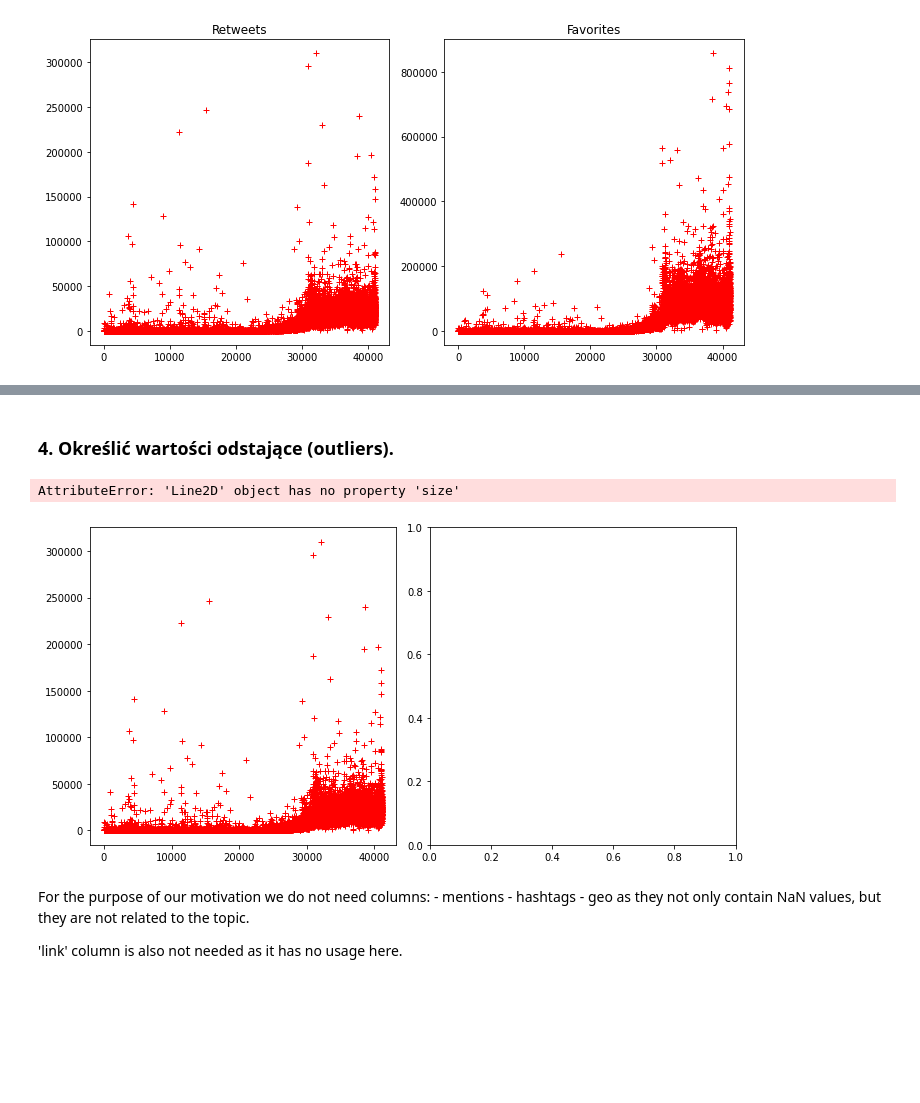
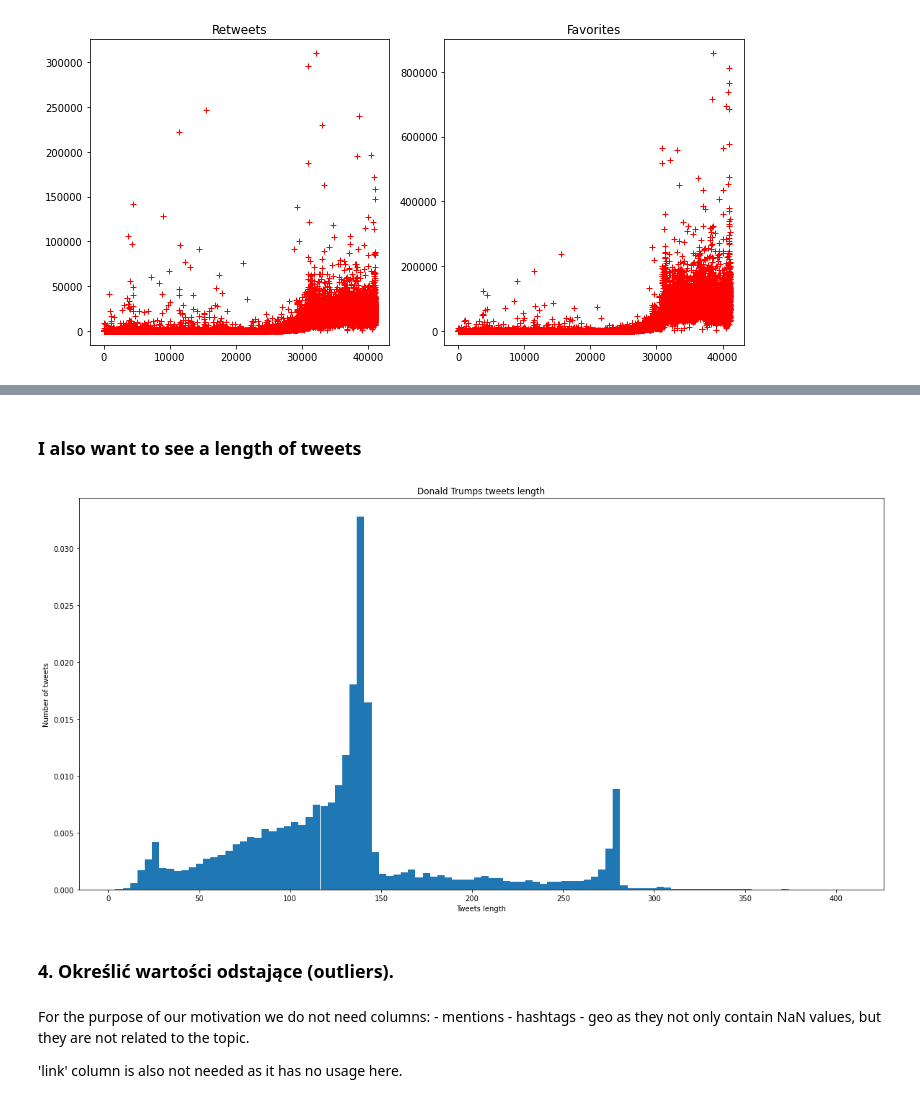
Before and after one commit to pajelonek/machine_learning_course, a Jupyter notebook: Lecture 2 - Data analysis, recognition and preparation/Lab4/Lab4_notebook.ipynb, the cells around one changed output, grey strips where cells are left out. Saved outputs shown, nothing was run; the diff lists cells and outputs as text; code cells hidden in the pictures; blank space fills up the shorter version.

```diff
--- a/Lecture 2 - Data analysis, recognition and preparation/Lab4/Lab4_notebook.ipynb
+++ b/Lecture 2 - Data analysis, recognition and preparation/Lab4/Lab4_notebook.ipynb
@@ -68,3 +89,14 @@ plt.show()
+# %% [markdown]
+### I also want to see a length of tweets
+# %%
+binsContent = 100
+plt.hist(trump_tweets_df['content'].apply(lambda x: len(x)), density=True, bins=binsContent)
+plt.xlabel("Tweets length")
+plt.ylabel("Number of tweets")
+plt.title("Donald Trumps tweets length")
+plt.show()
+# %% [output]
+[figure, added]
 # %% [markdown]
 ### 4.	Określić wartości odstające (outliers).
 # %%
@@ -74,20 +106,17 @@ def calculate_outliers_by_mean_value(data: pd.Series):
 # %%
-size = 10
-binsRetweets = np.linspace(0, statistics.mean(trump_tweets_df['retweets']), size)
-binsFavorites = np.linspace(0, statistics.mean(trump_tweets_df['retweets']), size)
-fig, axs = plt.subplots(1, 2, figsize=(10, 5), tight_layout=True)
-
-axs[0].plot(trump_tweets_df['retweets'], "r+")
-axs[0].plot(calculate_outliers_by_mean_value(trump_tweets_df['retweets']), "b+")
-axs[0].title.set_text('Retweets')
-
-axs[1].plot(trump_tweets_df['favorites'], "r+")
-axs[1].title.set_text('Favorites')
-
-plt.show()
+# size = 10
+# binsRetweets = np.linspace(0, statistics.mean(trump_tweets_df['retweets']), size)
+# binsFavorites = np.linspace(0, statistics.mean(trump_tweets_df['retweets']), size)
+# fig, axs = plt.subplots(1, 2, figsize=(10, 5), tight_layout=True)
+#
+# axs[0].plot(trump_tweets_df['retweets'], "r+")
+# axs[0].plot(calculate_outliers_by_mean_value(trump_tweets_df['retweets']), "b+")
+# axs[0].title.set_text('Retweets')
+#
+# axs[1].plot(trump_tweets_df['favorites'], "r+")
+# axs[1].title.set_text('Favorites')
+#
+# plt.show()
-# %% [output]
-AttributeError: 'Line2D' object has no property 'size'
-[figure, removed]
 # %% [markdown]
 For the purpose of our motivation we do not need columns:
     - mentions
```
Also changed, not shown: parts of 9 cells of this notebook.
